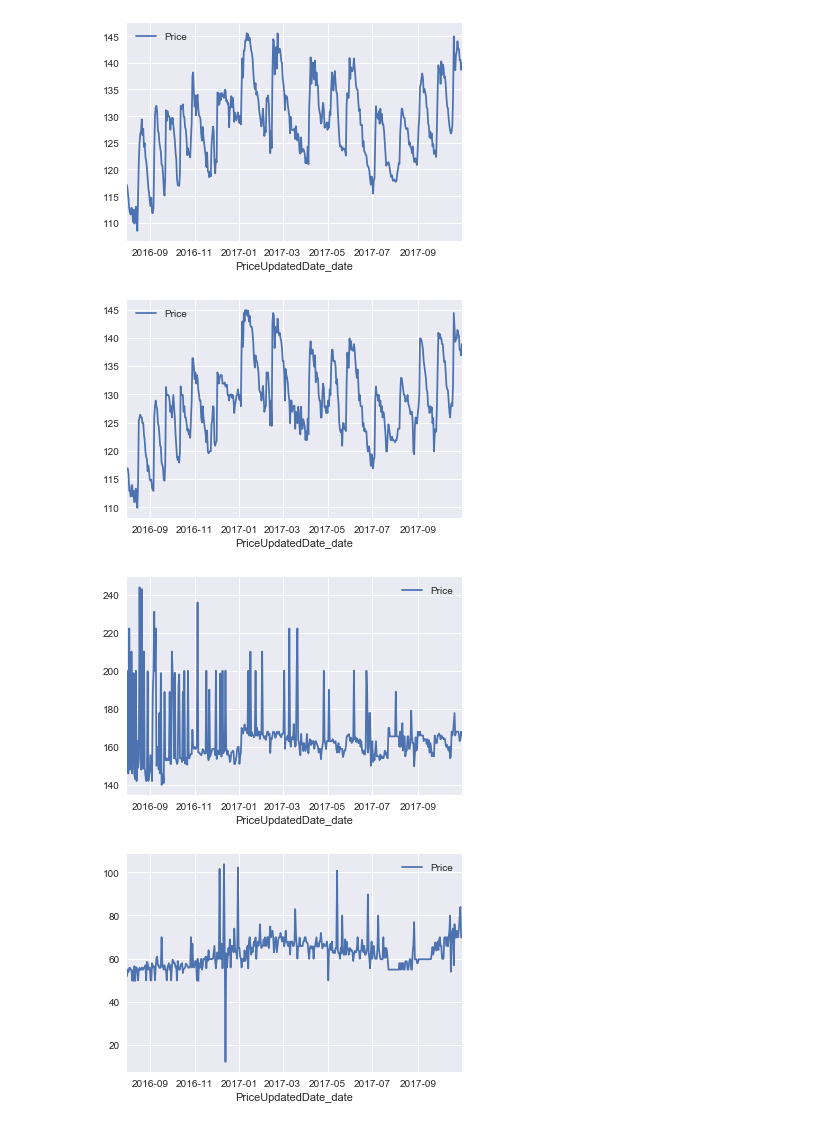
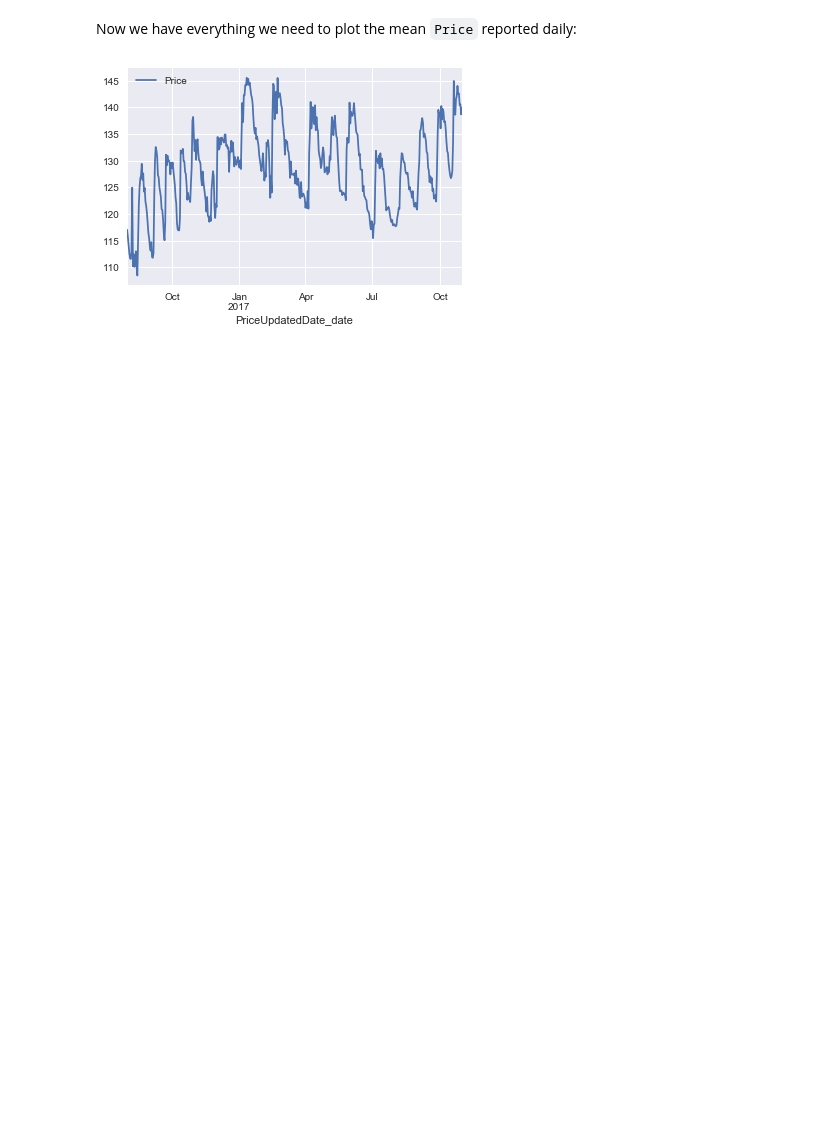
Before and after one commit to d4dsyd/p-nsw-fuel-prices, a Jupyter notebook: notebooks/2. Exploratory Data Analysis.ipynb, the cells around one changed output. Cells and saved outputs as stored; diff of their text form; code cells hidden in the pictures; blank space fills up the shorter version.

Commit message:
Added daily pricing

```diff
--- a/notebooks/2. Exploratory Data Analysis.ipynb
+++ b/notebooks/2. Exploratory Data Analysis.ipynb
@@ -13,9 +31,0 @@ data = pd.read_csv('../data/price_history.csv.gz', compression='gzip')
-# %%
-# Convert to proper date field and extract date
-data['PriceUpdatedDate'] = pd.to_datetime(data['PriceUpdatedDate'])
-data['PriceUpdatedDate_date'] = data['PriceUpdatedDate'].dt.date
-
-# Assuming any prices over $2.50/L is an error
-data.drop(data[data['Price']>=250].index, inplace=True)
-
-data.head()
@@ -28,0 +38,10 @@ data.head()
+# %%
+clean_data = data.copy()
+
+# Convert PriceUpdateDate to datetime format
+clean_data['PriceUpdatedDate'] = pd.to_datetime(clean_data['PriceUpdatedDate'])
+
+# Extract the date component to a separate column
+clean_data['PriceUpdatedDate_date'] = pd.to_datetime(clean_data['PriceUpdatedDate'].dt.date)
+
+clean_data.head()
@@ -29,14 +55,10 @@ data.head()
+# %% [markdown]
+Now we have everything we need to plot the mean `Price` reported daily:
 # %%
 import seaborn as sns
 
 % matplotlib inline
 
-data[['Price','PriceUpdatedDate_date']].groupby(['PriceUpdatedDate_date']).mean().plot();
-data[['Price','PriceUpdatedDate_date']].groupby(['PriceUpdatedDate_date']).median().plot();
-data[['Price','PriceUpdatedDate_date']].groupby(['PriceUpdatedDate_date']).max().plot();
-data[['Price','PriceUpdatedDate_date']].groupby(['PriceUpdatedDate_date']).min().plot();
+clean_data[['Price','PriceUpdatedDate_date']].groupby(['PriceUpdatedDate_date']).mean().plot();
 # %% [output]
-[figure, old version]
+[figure, new version]
-[figure, removed]
-[figure, removed]
-[figure, removed]
```
Also changed, not shown: parts of 14 cells of this notebook.
